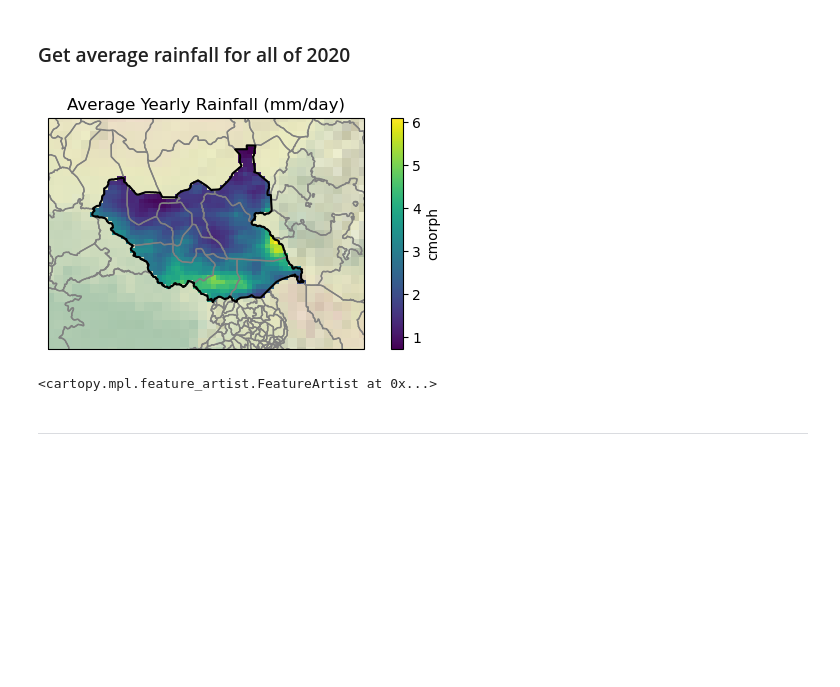
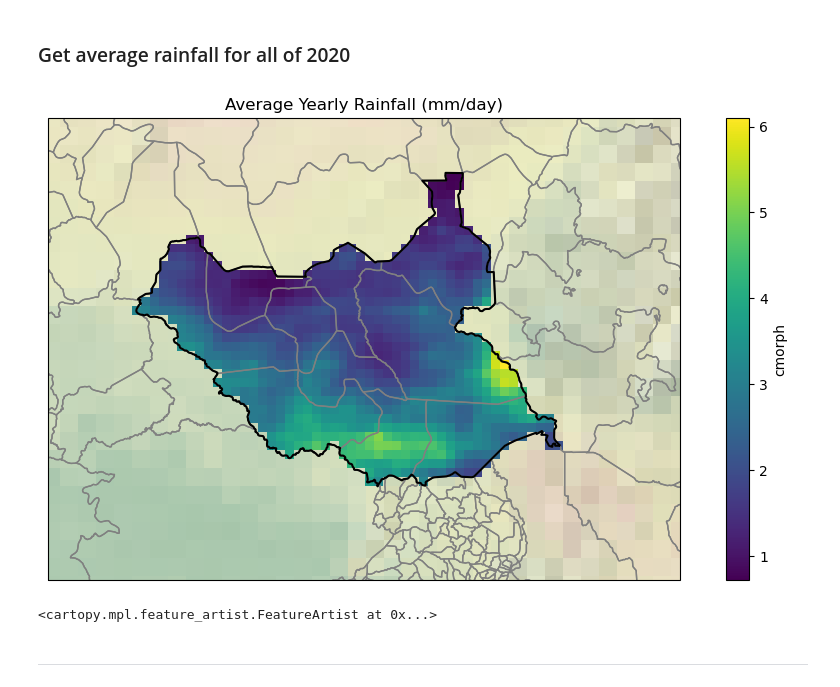
Before and after one commit to NickSlanec/geospatial-playground, a Jupyter notebook: element84/violence_vs_rainfall.ipynb, the cells around one changed output. Cells and saved outputs as stored; diff of their text form; code cells hidden in the pictures; blank space fills up the shorter version.

```diff
--- a/element84/violence_vs_rainfall.ipynb
+++ b/element84/violence_vs_rainfall.ipynb
@@ -353,20 +324,20 @@ p.axes.coastlines()
 # %%
 average_rain_year = rain_clipped.mean(dim='time') # Compressing over the time variable to display rainfall "heatmap"
 # %%
-fig=plt.figure(figsize=(7,3))
+fig=plt.figure(figsize=(12,6))
 ax=fig.add_subplot(projection=ccrs.PlateCarree())
 average_rain_year.plot(ax=ax)
 
 ssdf.boundary.plot(ax=ax,color='black')
 plt.title('Average Yearly Rainfall (mm/day)')
 ax.add_feature(states_provinces, edgecolor='gray')
 ax.set_extent(bounds, crs=ccrs.PlateCarree())
 ax.stock_img()
 
 plt.show()
 p.axes.coastlines()
 # %% [output]
-[figure, old version]
+[figure, new version]
 <cartopy.mpl.feature_artist.FeatureArtist at 0x...>
 # %% [markdown]
 ----
```
Also changed, not shown: parts of 39 cells of this notebook.
